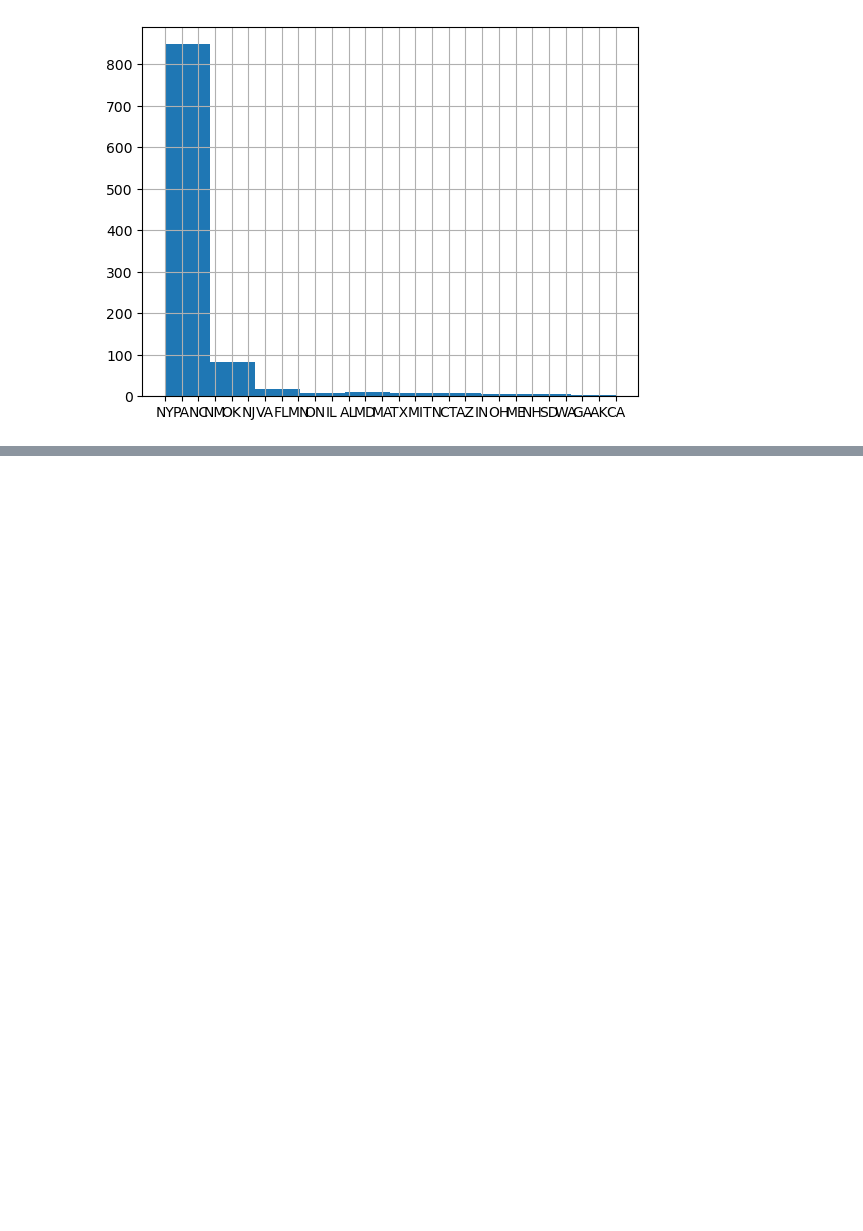
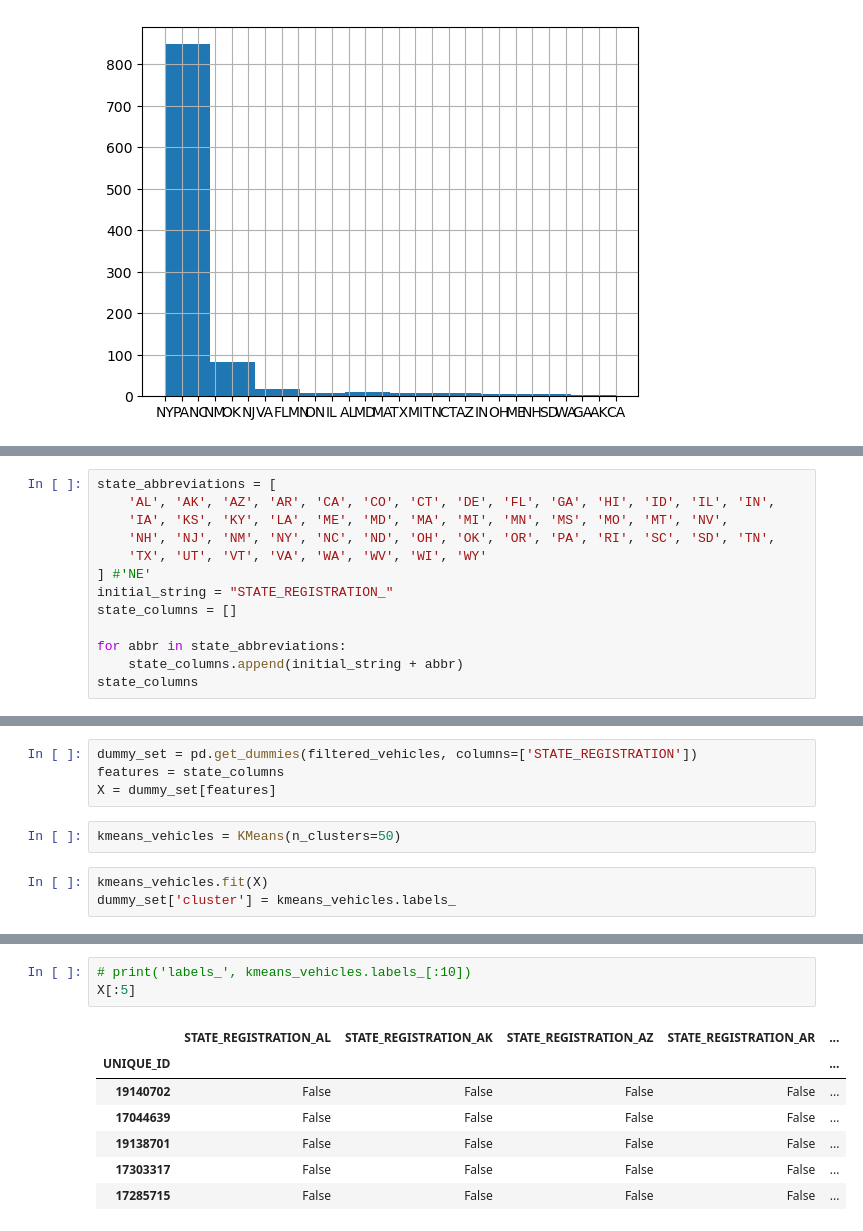
Before and after one commit to JohannRuiz1/CS5644-ML, a Jupyter notebook: vehicles.ipynb, the cells around one changed output, grey strips where cells are left out. Cells and saved outputs as stored; diff of their text form; blank space fills up the shorter version.

```diff
--- a/vehicles.ipynb
+++ b/vehicles.ipynb
@@ -297,0 +305,13 @@ filtered_vehicles[:1000]['STATE_REGISTRATION'].hist()
+# %%
+state_abbreviations = [
+    'AL', 'AK', 'AZ', 'AR', 'CA', 'CO', 'CT', 'DE', 'FL', 'GA', 'HI', 'ID', 'IL', 'IN',
+    'IA', 'KS', 'KY', 'LA', 'ME', 'MD', 'MA', 'MI', 'MN', 'MS', 'MO', 'MT', 'NV',
+    'NH', 'NJ', 'NM', 'NY', 'NC', 'ND', 'OH', 'OK', 'OR', 'PA', 'RI', 'SC', 'SD', 'TN',
+    'TX', 'UT', 'VT', 'VA', 'WA', 'WV', 'WI', 'WY'
+] #'NE'
+initial_string = "STATE_REGISTRATION_"
+state_columns = []
+
+for abbr in state_abbreviations:
+    state_columns.append(initial_string + abbr)
+state_columns
@@ -297,0 +346,9 @@ filtered_vehicles[:1000]['STATE_REGISTRATION'].hist()
+# %%
+dummy_set = pd.get_dummies(filtered_vehicles, columns=['STATE_REGISTRATION'])
+features = state_columns
+X = dummy_set[features]
+# %%
+kmeans_vehicles = KMeans(n_clusters=50)
+# %%
+kmeans_vehicles.fit(X)
+dummy_set['cluster'] = kmeans_vehicles.labels_
@@ -297,0 +363,11 @@ filtered_vehicles[:1000]['STATE_REGISTRATION'].hist()
+# %%
+# print('labels_', kmeans_vehicles.labels_[:10])
+X[:5]
+# %% [output]
+|  | STATE_REGISTRATION_AL | STATE_REGISTRATION_AK | STATE_REGISTRATION_AZ | STATE_REGISTRATION_AR | ... |
+| UNIQUE_ID |  |  |  |  | ... |
+| 19140702 | False | False | False | False | ... |
+| 17044639 | False | False | False | False | ... |
+| 19138701 | False | False | False | False | ... |
+| 17303317 | False | False | False | False | ... |
+| 17285715 | False | False | False | False | ... |
```
Also changed, not shown: parts of 13 cells of this notebook.
